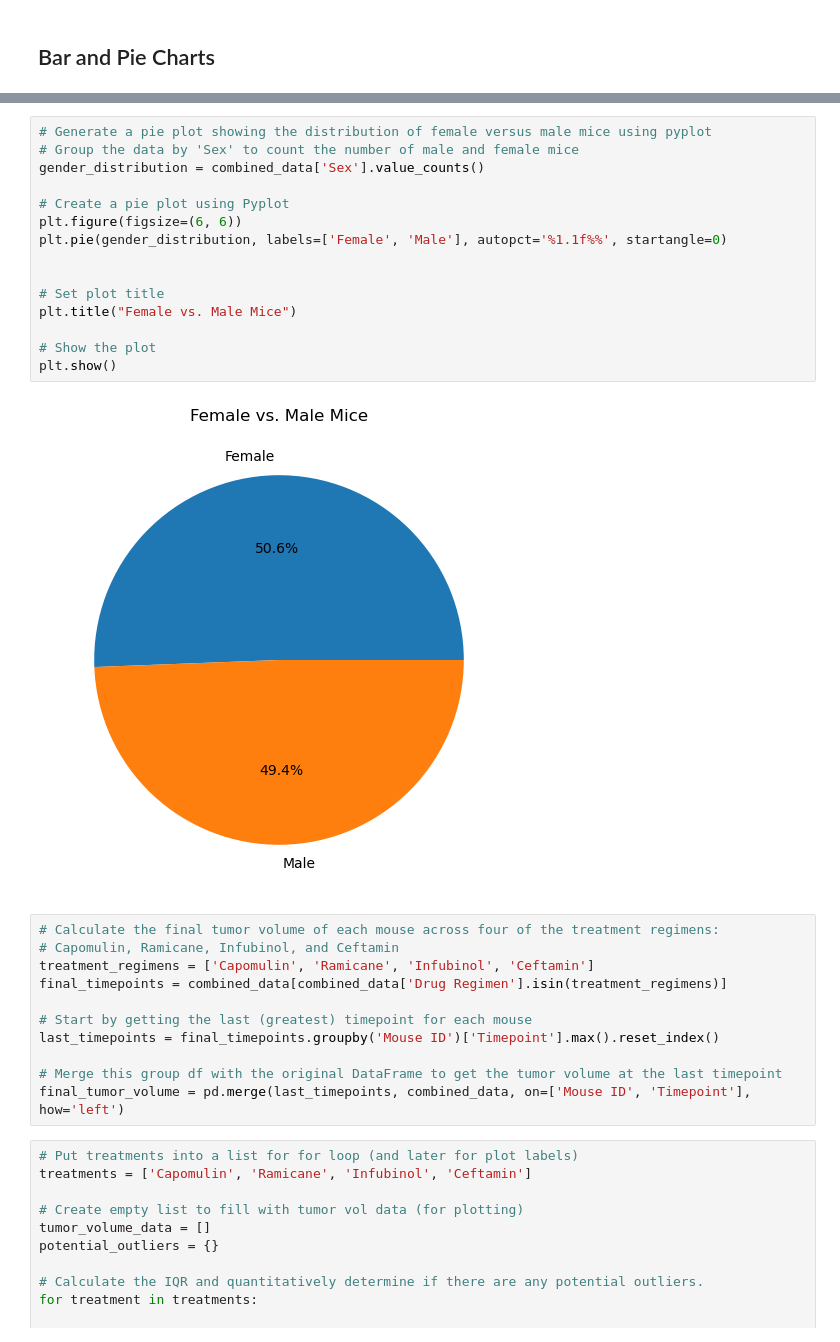
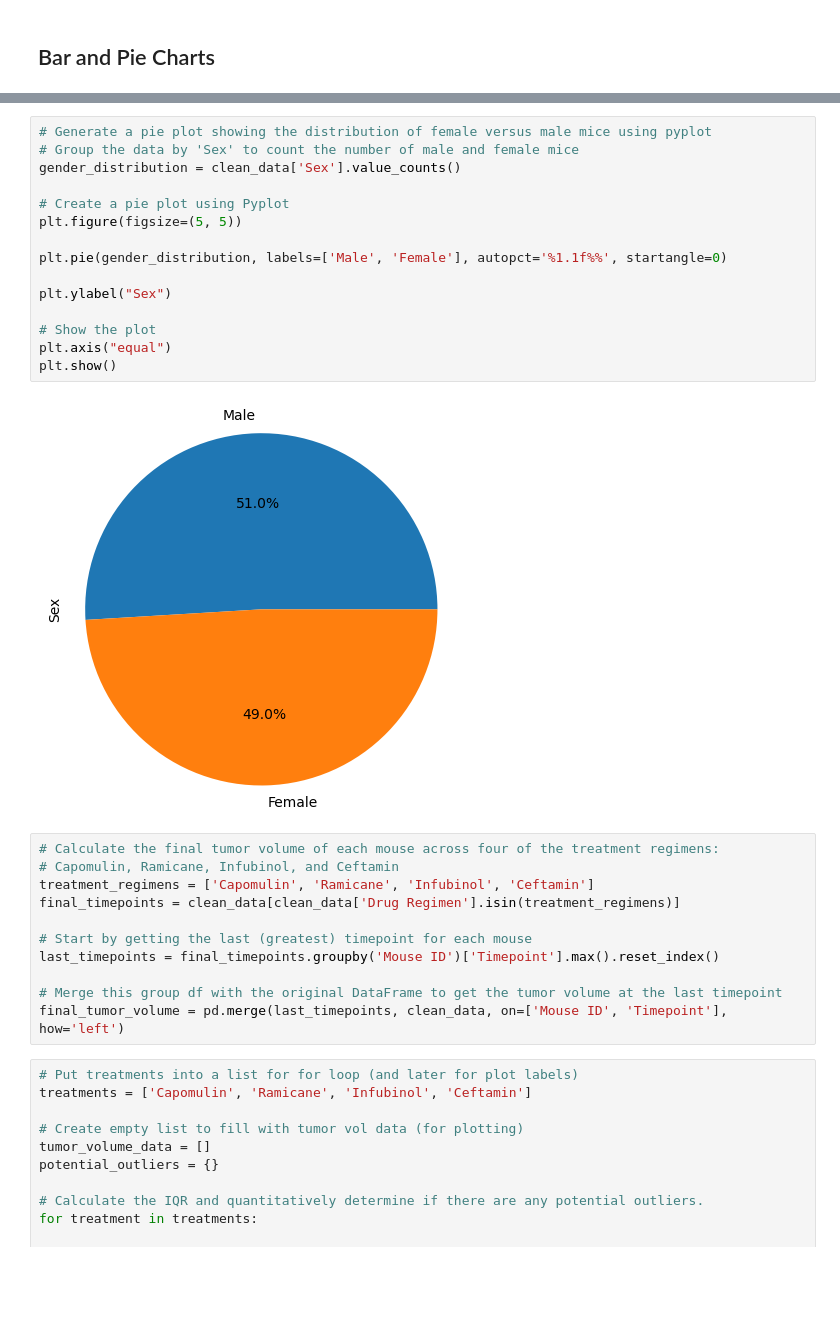
Before and after one commit to yennyrangel/visualization-challenge, a Jupyter notebook: Pymaceuticals/Pymaceuticals_main.ipynb, the cells around one changed output, grey strips where cells are left out. Cells and saved outputs as stored; diff of their text form; blank space fills up the shorter version.

Commit message:
Fixed bugs and improved graphics

```diff
--- a/Pymaceuticals/Pymaceuticals_main.ipynb
+++ b/Pymaceuticals/Pymaceuticals_main.ipynb
@@ -214,31 +201,31 @@ plt.show()
 # %%
 # Generate a pie plot showing the distribution of female versus male mice using pyplot
 # Group the data by 'Sex' to count the number of male and female mice
-gender_distribution = combined_data['Sex'].value_counts()
+gender_distribution = clean_data['Sex'].value_counts()
 
 # Create a pie plot using Pyplot
-plt.figure(figsize=(6, 6))
-plt.pie(gender_distribution, labels=['Female', 'Male'], autopct='%1.1f%%', startangle=0)
+plt.figure(figsize=(5, 5))
 
+plt.pie(gender_distribution, labels=['Male', 'Female'], autopct='%1.1f%%', startangle=0)
 
-# Set plot title
-plt.title("Female vs. Male Mice")
+plt.ylabel("Sex")
 
 # Show the plot
+plt.axis("equal")
 plt.show()
 # %% [output]
-[figure, old version]
+[figure, new version]
 # %%
 # Calculate the final tumor volume of each mouse across four of the treatment regimens:
 # Capomulin, Ramicane, Infubinol, and Ceftamin
 treatment_regimens = ['Capomulin', 'Ramicane', 'Infubinol', 'Ceftamin']
-final_timepoints = combined_data[combined_data['Drug Regimen'].isin(treatment_regimens)]
+final_timepoints = clean_data[clean_data['Drug Regimen'].isin(treatment_regimens)]
 
 # Start by getting the last (greatest) timepoint for each mouse
 last_timepoints = final_timepoints.groupby('Mouse ID')['Timepoint'].max().reset_index()
 
 # Merge this group df with the original DataFrame to get the tumor volume at the last timepoint
-final_tumor_volume = pd.merge(last_timepoints, combined_data, on=['Mouse ID', 'Timepoint'], how='left')
+final_tumor_volume = pd.merge(last_timepoints, clean_data, on=['Mouse ID', 'Timepoint'], how='left')
 # %%
 # Put treatments into a list for for loop (and later for plot labels)
 treatments = ['Capomulin', 'Ramicane', 'Infubinol', 'Ceftamin']
```
Also changed, not shown: parts of 9 cells of this notebook.
